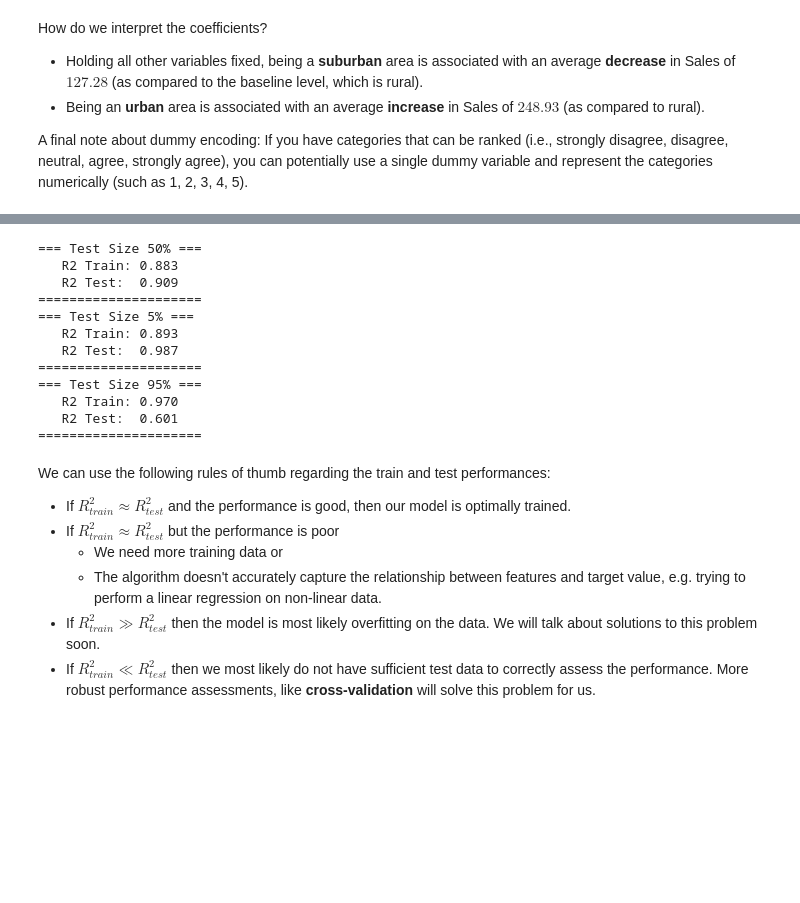
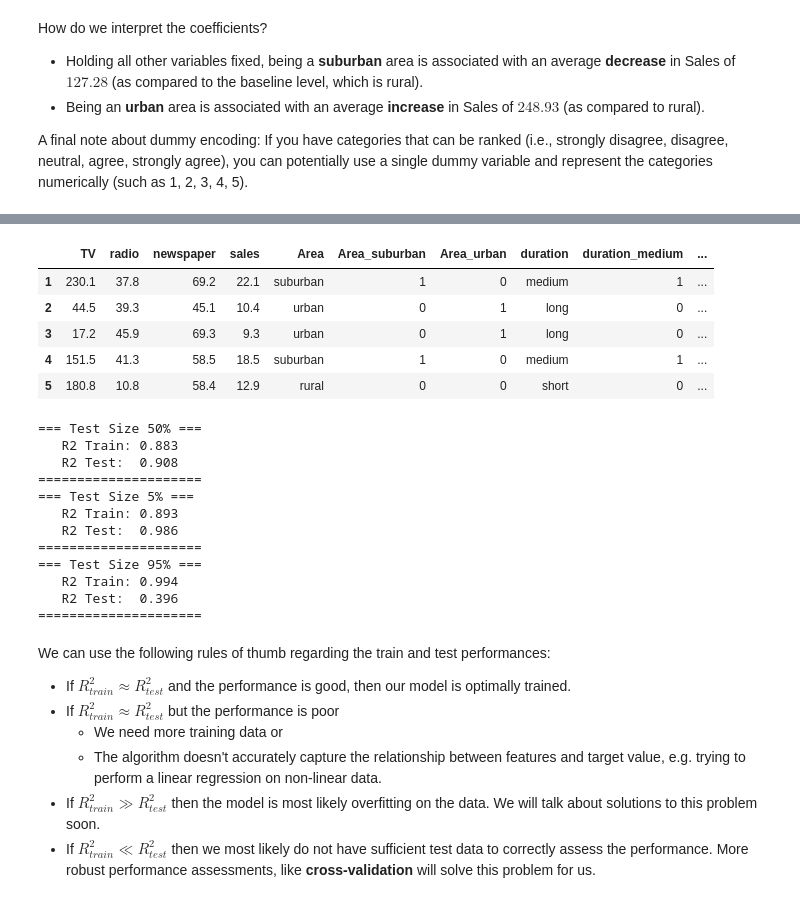
Before and after one commit to binxuankong/machine-learning-functions, a Jupyter notebook: Introduction to Machine Learning/MC/Intro_to_ML_V2.ipynb, the cells around one changed output, grey strips where cells are left out. Drawn from its saved outputs; the diff is of its cells as text; code cells hidden in the pictures; blank space fills up the shorter version.

```diff
--- a/Introduction to Machine Learning/MC/Intro_to_ML_V2.ipynb
+++ b/Introduction to Machine Learning/MC/Intro_to_ML_V2.ipynb
@@ -836,0 +729,13 @@ y = sales["sales"]
+# %%
+# set a seed for reproducibility
+np.random.seed(42)
+
+# assign roughly one third of observations to each group
+nums = np.random.rand(len(sales))
+mask_suburban = (nums > 0.33) & (nums < 0.66)
+mask_urban = nums > 0.66
+sales_dur = sales_area.copy()
+sales_dur['duration'] = 'short'
+sales_dur.loc[mask_suburban, 'duration'] = 'medium'
+sales_dur.loc[mask_urban, 'duration'] = 'long'
+sales_dur.head()
@@ -837,7 +751,19 @@ y = sales["sales"]
+# %%
+# MC
+dur_dummies = pd.get_dummies(sales_dur.duration, prefix='duration').iloc[:, 1:]
+sales_dur = pd.concat([sales_dur, dur_dummies], axis=1)
+sales_dur.head()
+# %% [output]
+|  | TV | radio | newspaper | sales | Area | Area_suburban | Area_urban | duration | duration_medium | ... |
+| 1 | 230.1 | 37.8 | 69.2 | 22.1 | suburban | 1 | 0 | medium | 1 | ... |
+| 2 | 44.5 | 39.3 | 45.1 | 10.4 | urban | 0 | 1 | long | 0 | ... |
+| 3 | 17.2 | 45.9 | 69.3 | 9.3 | urban | 0 | 1 | long | 0 | ... |
+| 4 | 151.5 | 41.3 | 58.5 | 18.5 | suburban | 1 | 0 | medium | 1 | ... |
+| 5 | 180.8 | 10.8 | 58.4 | 12.9 | rural | 0 | 0 | short | 0 | ... |
 # %%
 # MC
-X = sales[["TV", "radio", "newspaper"]]
-y = sales["sales"]
+X = sales_dur[["TV", "radio", "newspaper", "Area_suburban", "Area_urban", "duration_medium", "duration_short"]]
+y = sales_dur["sales"]
 
 X_train, X_test, y_train, y_test = train_test_split(
     X, y, test_size=0.5, random_state=101)
@@ -871,15 +797,15 @@ print("=====================")
 # %% [output]
 === Test Size 50% ===
    R2 Train: 0.883
-   R2 Test:  0.909
+   R2 Test:  0.908
 =====================
 === Test Size 5% ===
    R2 Train: 0.893
-   R2 Test:  0.987
+   R2 Test:  0.986
 =====================
 === Test Size 95% ===
-   R2 Train: 0.970
-   R2 Test:  0.601
+   R2 Train: 0.994
+   R2 Test:  0.396
 =====================
 # %% [markdown]
 We can use the following rules of thumb regarding the train and test performances:
```
Also changed, not shown: parts of 29 cells of this notebook, 1 other file.
